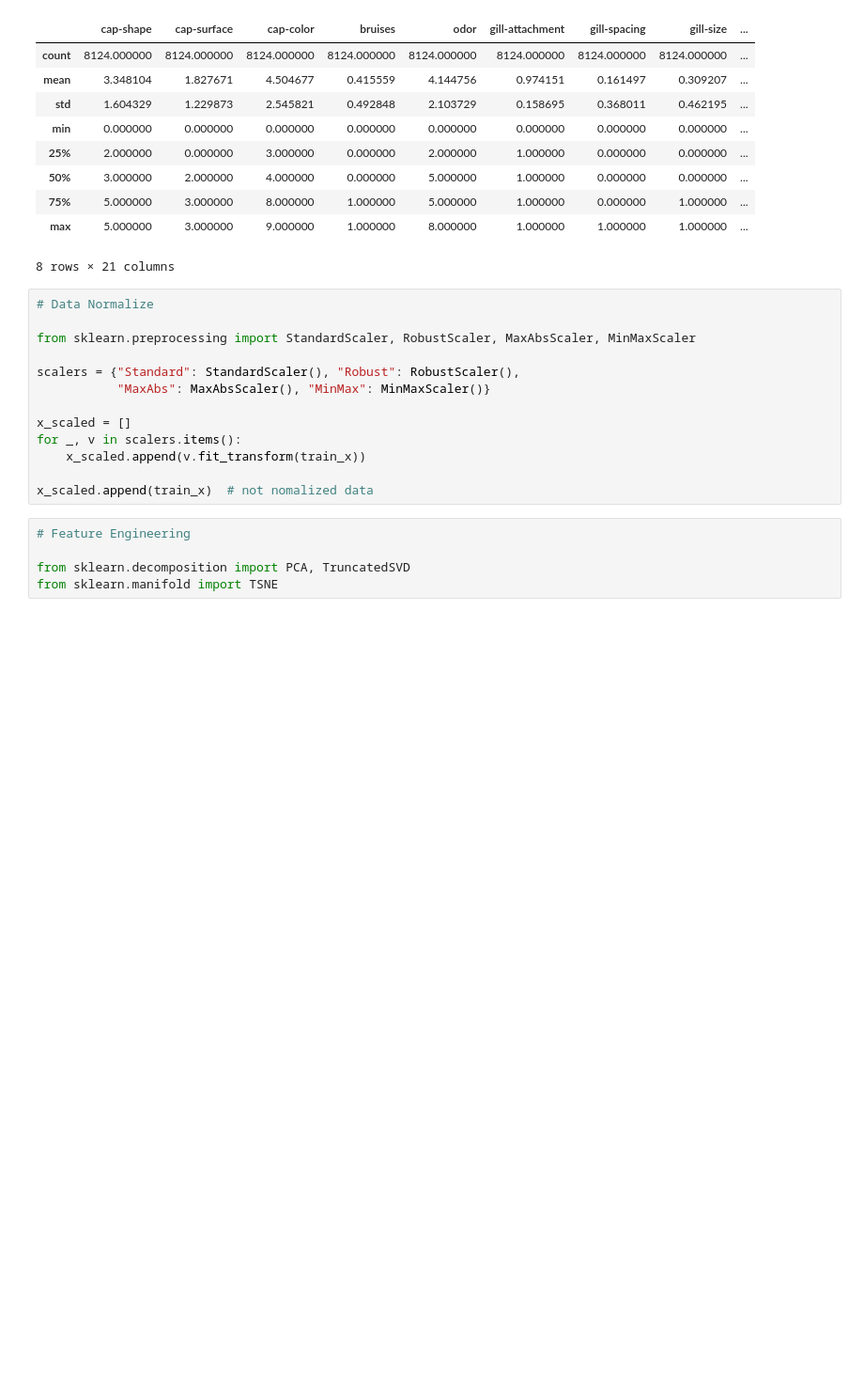
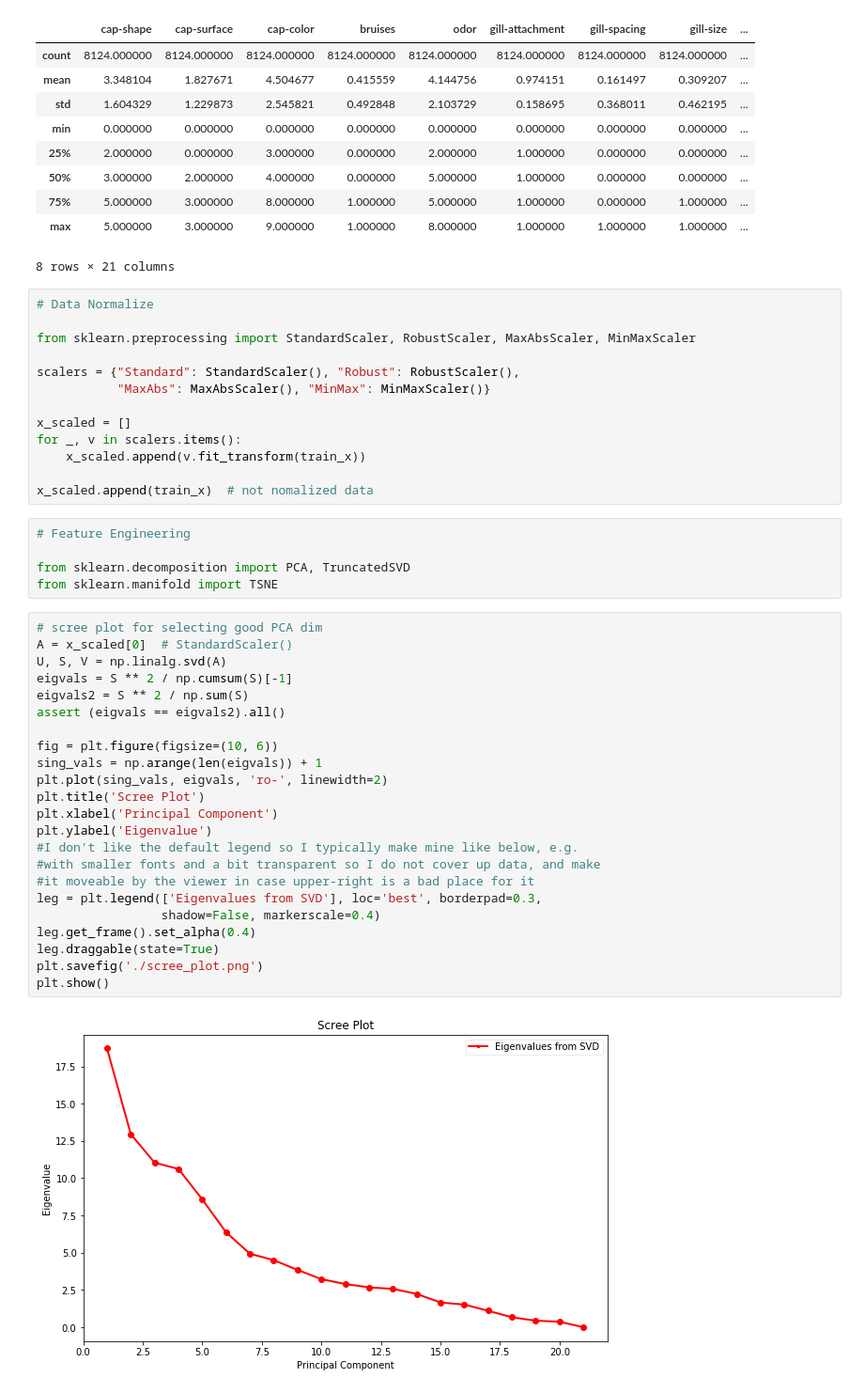
Before and after one commit to Data-Competition/Super-Mario, a Jupyter notebook: mushroom-report-v1.ipynb, the cells around one changed output. Shown: that part at 94% size. Saved outputs shown, nothing was run; the diff lists cells and outputs as text; blank space fills up the shorter version.

Commit message:
[feature]: add SVD & scree plot for PCA, #7

```diff
--- a/mushroom-report-v1.ipynb
+++ b/mushroom-report-v1.ipynb
@@ -219,6 +229,31 @@ x_scaled.append(train_x)  # not nomalized data
 
 from sklearn.decomposition import PCA, TruncatedSVD
 from sklearn.manifold import TSNE
+# %%
+# scree plot for selecting good PCA dim
+A = x_scaled[0]  # StandardScaler()
+U, S, V = np.linalg.svd(A)
+eigvals = S ** 2 / np.cumsum(S)[-1]
+eigvals2 = S ** 2 / np.sum(S)
+assert (eigvals == eigvals2).all()
+
+fig = plt.figure(figsize=(10, 6))
+sing_vals = np.arange(len(eigvals)) + 1
+plt.plot(sing_vals, eigvals, 'ro-', linewidth=2)
+plt.title('Scree Plot')
+plt.xlabel('Principal Component')
+plt.ylabel('Eigenvalue')
+#I don't like the default legend so I typically make mine like below, e.g.
+#with smaller fonts and a bit transparent so I do not cover up data, and make
+#it moveable by the viewer in case upper-right is a bad place for it
+leg = plt.legend(['Eigenvalues from SVD'], loc='best', borderpad=0.3,
+                 shadow=False, markerscale=0.4)
+leg.get_frame().set_alpha(0.4)
+leg.draggable(state=True)
+plt.savefig('./scree_plot.png')
+plt.show()
+# %% [output]
+[figure, added]
 # %%
 # 1. PCA
 for idx, x in enumerate(x_scaled):
```
Also changed, not shown: parts of 6 cells of this notebook, 1 other file.
